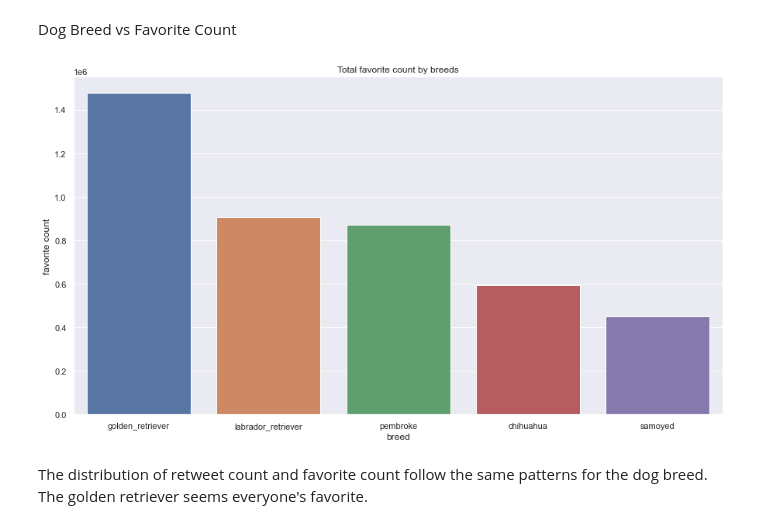
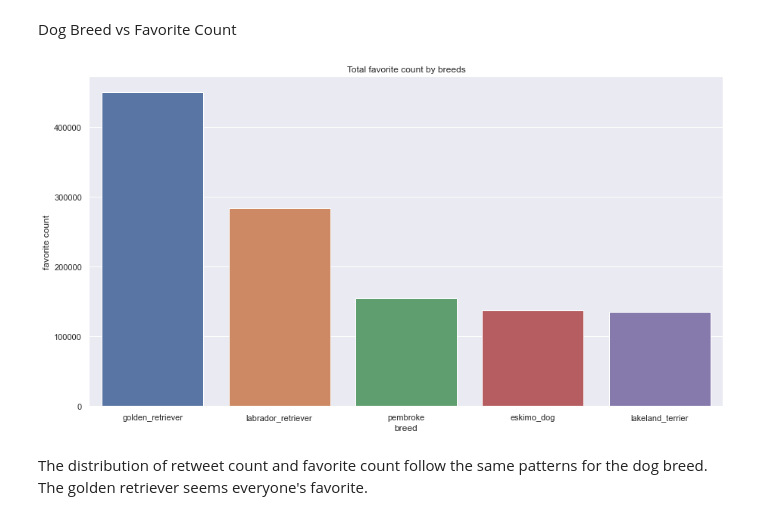
Before and after one commit to TomiJames/Wrangle-and-Analyze-Data, a Jupyter notebook: wrangle_act.ipynb, the cells around one changed output. Drawn from its saved outputs; the diff is of its cells as text; code cells hidden in the pictures.

```diff
--- a/wrangle_act.ipynb
+++ b/wrangle_act.ipynb
@@ -511,5 +537,7 @@ Seperate the type of dog information from tweets into a new dataset
 # %%
-dog_df = pd.melt(twitter_clean, id_vars=['tweet_id'], value_vars=['doggo','floofer','pupper','puppo'], var_name= 'dog_type')
-dog_df = dog_df[dog_df.value != 'None']
-dog_df.drop('value', axis = 1, inplace=True)
-twitter_clean.drop(columns=['doggo','floofer','pupper','puppo'], inplace=True)
+twitter_clean = pd.melt(twitter_clean, id_vars=['tweet_id', 'in_reply_to_status_id', 'in_reply_to_user_id', 'timestamp',
+       'source', 'text', 'retweeted_status_id', 'retweeted_status_user_id',
+       'retweeted_status_timestamp', 'expanded_urls', 'rating_numerator',
+       'rating_denominator', 'name', 'retweet_count', 'favorite_count'], value_vars=['doggo','floofer','pupper','puppo'], var_name= 'dog_type')
+twitter_clean = twitter_clean[twitter_clean.value != 'None']
+twitter_clean.drop('value', axis = 1, inplace=True)
@@ -516,2 +549,7 @@ twitter_clean.drop(columns=['doggo','floofer','pupper','puppo'], inplace=True)
+# %%
+# create a new dataframe containing just the records with the first predictions and where the predictions were actually dogs
+breed_df = image_clean.query('p1_dog == True')[['tweet_id','p1']].rename(columns={'p1':'breed'})
+# merge the breed_df with the twitter_clean dataset
+twitter_clean = twitter_clean.merge(breed_df, on='tweet_id', how='left')
 # %% [markdown]
 #### Test
@@ -673,3 +693,5 @@ for col in pred_cols:
+# %%
+twitter_clean['breed'] = twitter_clean['breed'].str.lower()
 # %% [markdown]
 #### Test
 # %%
@@ -808,8 +816,8 @@ compare_distributions('breed','retweet_count', breed_df)
 # %% [markdown]
 Dog Breed vs Favorite Count
 # %%
-compare_distributions('breed','favorite_count', breed_df)
+compare_distributions('breed','favorite_count', twitter_clean)
 # %% [output]
-[figure, old version]
+[figure, new version]
 # %% [markdown]
 The distribution of retweet count and favorite count follow the same patterns for the dog breed. The golden retriever seems everyone's favorite.
```
Also changed, not shown: parts of 45 cells of this notebook, 11 other files.
